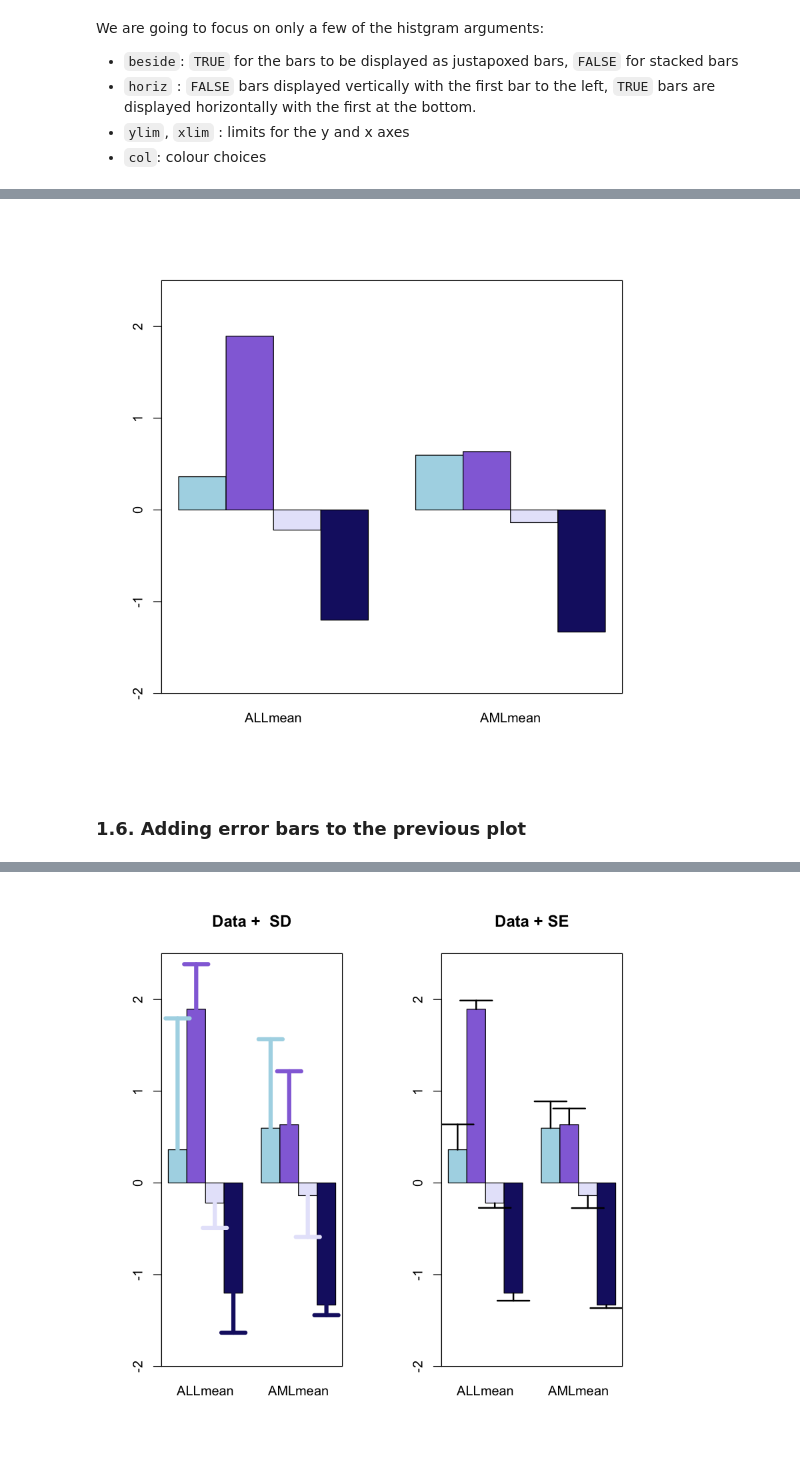
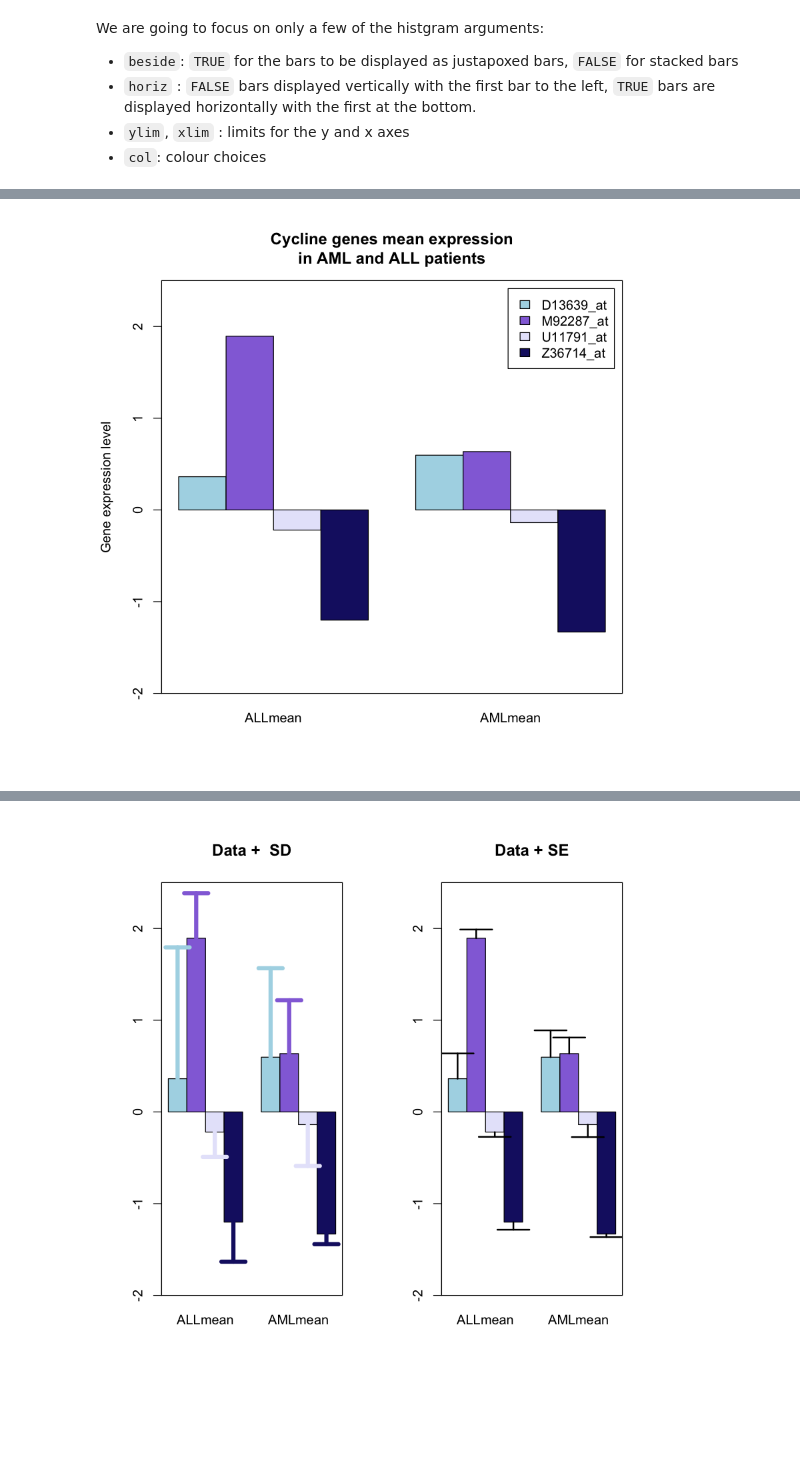
Before and after one commit to trallard/BAD_days, a Jupyter notebook: Day1/Tutorial.ipynb, the cells around one changed output, grey strips where cells are left out. Drawn from its saved outputs; the diff is of its cells as text; code cells hidden in the pictures; blank space fills up the shorter version.

```diff
--- a/Day1/Tutorial.ipynb
+++ b/Day1/Tutorial.ipynb
@@ -157,15 +267,15 @@ You can also use the barplots to represent the mean and standard error which we
 # %%
-# Calculating the mean
+# Calculating the mean of the chosen genes from patient 1 to 27 and 28 to 38
 ALLmean <- rowMeans(golub[c(85,1042,1212,2240),c(1:27)])
 AMLmean <- rowMeans(golub[c(85,1042,1212,2240),c(28:38)])
 
 # Combining the mean matrices previously calculated
 dataheight <- cbind(ALLmean, AMLmean)
 
 # Plotting
-barx <- barplot(dataheight, beside=T, horiz=F, col= colours, ylim=c(-2,2.5))
+barx <- barplot(dataheight, beside=T, horiz=F, col= colours, ylim=c(-2,2.5),
+                legend = TRUE, ylab = 'Gene expression level', main = 'Cycline genes mean expression
+in AML and ALL patients')
 box()
 # %% [output]
-[figure, old version]
+[figure, new version]
-# %% [markdown]
-### 1.6\. Adding error bars to the previous plot
```
Also changed, not shown: parts of 37 cells of this notebook.
